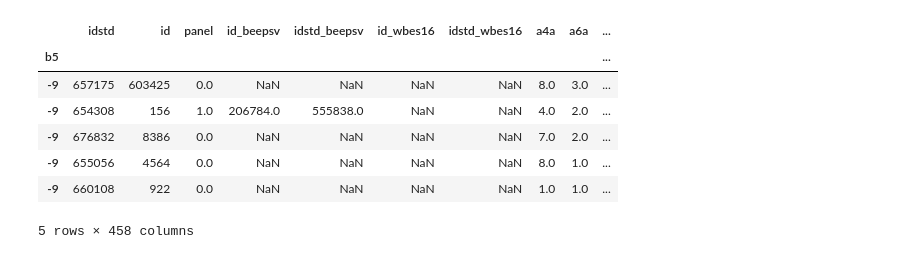
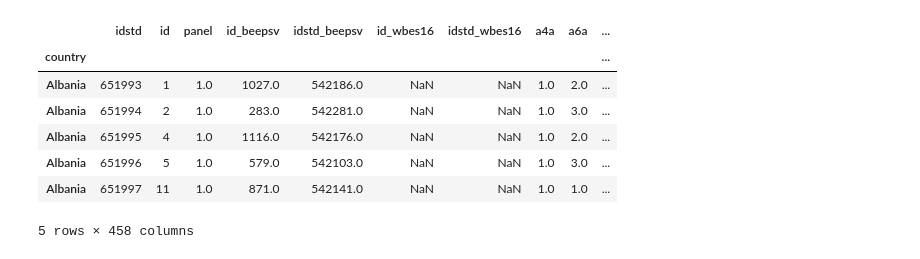
Before and after one commit to ella4-boop/innovation, a Jupyter notebook: emergingeconomiesinvestment.ipynb, the cells around one changed output. Drawn from its saved outputs; the diff is of its cells as text; code cells hidden in the pictures.

```diff
--- a/emergingeconomiesinvestment.ipynb
+++ b/emergingeconomiesinvestment.ipynb
@@ -3,20 +3,20 @@
 # %%
 import pandas as pd
 import pylab
 import matplotlib.pyplot as p
 
 data1 = "https://raw.githubusercontent.com/ella4-boop/innovation/refs/heads/main/beeps.csv"
 
 
-survey = pd.read_csv(data1, encoding = 'latin1', index_col= 'b5')
+survey = pd.read_csv(data1, encoding = 'latin1', index_col= 'country')
 survey = survey.sort_index(ascending=True)
 survey.head()
 # %% [output]
 |  | idstd | id | panel | id_beepsv | idstd_beepsv | id_wbes16 | idstd_wbes16 | a4a | a6a | ... |
-| b5 |  |  |  |  |  |  |  |  |  | ... |
-| -9 | 657175 | 603425 | 0.0 | NaN | NaN | NaN | NaN | 8.0 | 3.0 | ... |
-| -9 | 654308 | 156 | 1.0 | 206784.0 | 555838.0 | NaN | NaN | 4.0 | 2.0 | ... |
-| -9 | 676832 | 8386 | 0.0 | NaN | NaN | NaN | NaN | 7.0 | 2.0 | ... |
-| -9 | 655056 | 4564 | 0.0 | NaN | NaN | NaN | NaN | 8.0 | 1.0 | ... |
-| -9 | 660108 | 922 | 0.0 | NaN | NaN | NaN | NaN | 1.0 | 1.0 | ... |
+| country |  |  |  |  |  |  |  |  |  | ... |
+| Albania | 651993 | 1 | 1.0 | 1027.0 | 542186.0 | NaN | NaN | 1.0 | 2.0 | ... |
+| Albania | 651994 | 2 | 1.0 | 283.0 | 542281.0 | NaN | NaN | 1.0 | 3.0 | ... |
+| Albania | 651995 | 4 | 1.0 | 1116.0 | 542176.0 | NaN | NaN | 1.0 | 2.0 | ... |
+| Albania | 651996 | 5 | 1.0 | 579.0 | 542103.0 | NaN | NaN | 1.0 | 3.0 | ... |
+| Albania | 651997 | 11 | 1.0 | 871.0 | 542141.0 | NaN | NaN | 1.0 | 1.0 | ... |
 5 rows × 458 columns
```
Also changed, not shown: parts of 3 cells of this notebook.
